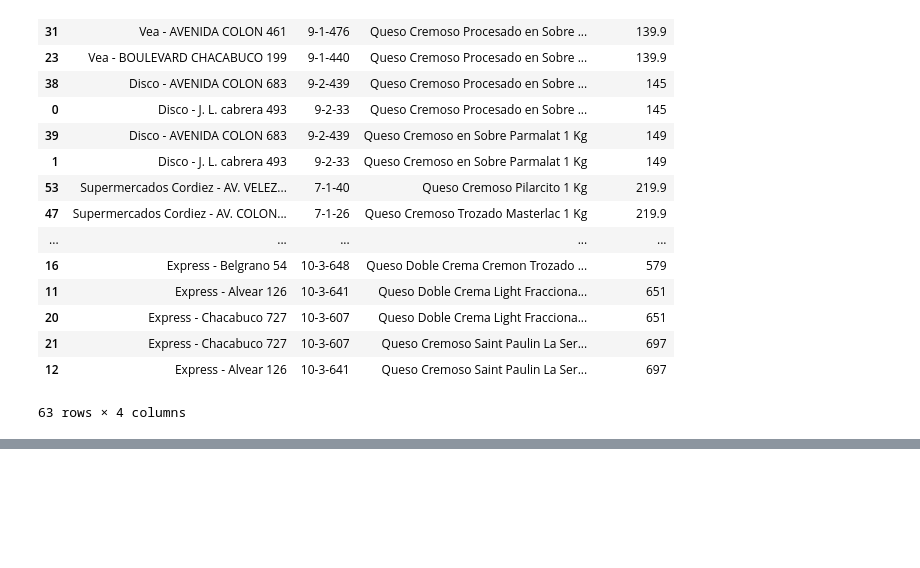
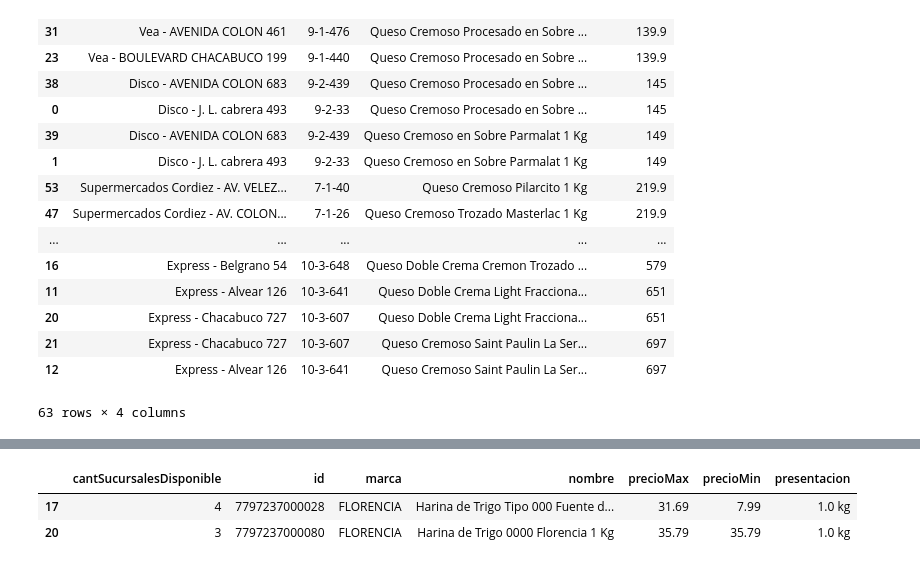
Before and after one commit to lbiedma/preciosclaros-redalimentar, a Jupyter notebook: FCE.ipynb, the cells around one changed output, grey strips where cells are left out. Drawn from its saved outputs; the diff is of its cells as text; code cells hidden in the pictures; blank space fills up the shorter version.

```diff
--- a/FCE.ipynb
+++ b/FCE.ipynb
@@ -328,0 +328,14 @@ quesitos
+# %%
+locate = locations.get("Centro-oeste")
+sucurl = BASE_URL + sucursales_url.format(locate["lat"], locate["lon"])
+response = requests.get(sucurl, headers=HEADERS)
+sucursales = pd.DataFrame.from_records(json.loads(response.content.decode("latin-1")).get("sucursales", []))
+locate["array"] = str(list(sucursales.id)).strip("[]\'").replace("', '", ",")
+sucsarray = locate["array"]
+
+lookupstr = lookup_products.get("Harina 000")
+lookingurl = BASE_URL + lookup_url.format(lookupstr["term"], sucsarray, lookupstr.get("category", "0"))
+response = requests.get(lookingurl, headers=HEADERS)
+productos = pd.DataFrame.from_records(json.loads(response.content.decode("latin-1")).get("productos", []))
+productos = productos[productos["presentacion"].str.contains(lookupstr["packagings"])].sort_values("precioMin")
+candidates = productos.id.to_list()
@@ -328,0 +372,6 @@ quesitos
+# %%
+productos[(productos["marca"] == "FLORENCIA") & (productos["nombre"].str.contains(""))]
+# %% [output]
+|  | cantSucursalesDisponible | id | marca | nombre | precioMax | precioMin | presentacion |
+| 17 | 4 | 7797237000028 | FLORENCIA | Harina de Trigo Tipo 000 Fuente d... | 31.69 | 7.99 | 1.0 kg |
+| 20 | 3 | 7797237000080 | FLORENCIA | Harina de Trigo 0000 Florencia 1 Kg | 35.79 | 35.79 | 1.0 kg |
```
Also changed, not shown: parts of 3 cells of this notebook, 3 other files.
